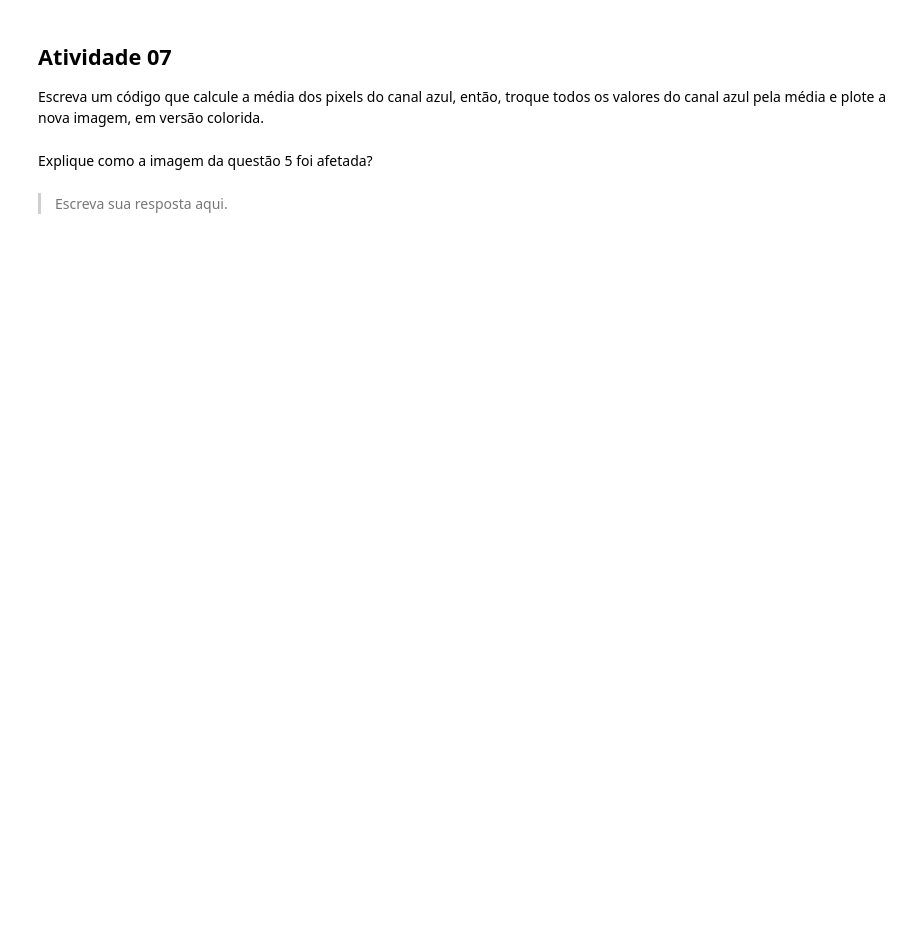
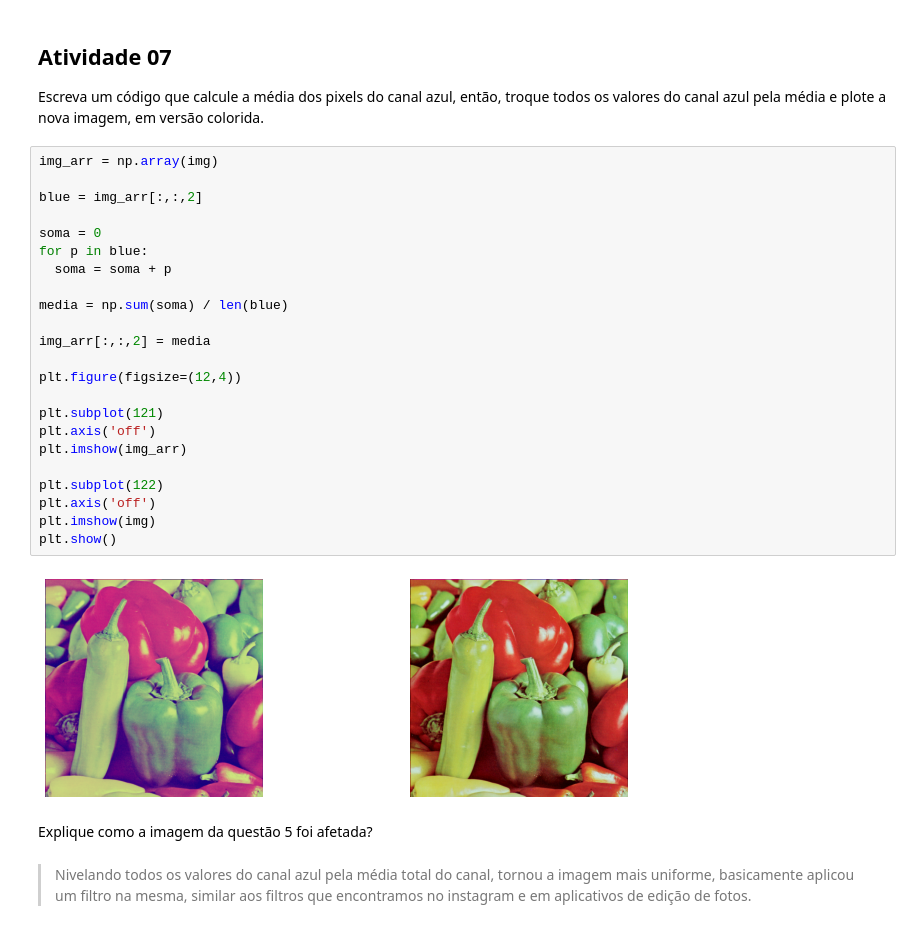
Before and after one commit to matheusfcorreia/labs, a Jupyter notebook: Copy_of_AtividadeAvaliativa1oBimestre.ipynb, the cells around one changed output. Saved outputs shown, nothing was run; the diff lists cells and outputs as text; blank space fills up the shorter version.

```diff
--- a/Copy_of_AtividadeAvaliativa1oBimestre.ipynb
+++ b/Copy_of_AtividadeAvaliativa1oBimestre.ipynb
@@ -120,7 +142,32 @@ Baseado no histograma das 3 cores, escreva o que podemos concluir da imagem.
 ## Atividade 07
 
 Escreva um código que calcule a média dos pixels do canal azul, então, troque todos os valores do canal azul pela média e plote a nova imagem, em versão colorida.
+# %%
+img_arr = np.array(img)
+
+blue = img_arr[:,:,2]
+
+soma = 0
+for p in blue:
+  soma = soma + p
+
+media = np.sum(soma) / len(blue)
+
+img_arr[:,:,2] = media
+
+plt.figure(figsize=(12,4))
+
+plt.subplot(121)
+plt.axis('off')
+plt.imshow(img_arr)
+
+plt.subplot(122)
+plt.axis('off')
+plt.imshow(img)
+plt.show()
+# %% [output]
+[figure, added]
 # %% [markdown]
 Explique como a imagem da questão 5 foi afetada?
-# %% [markdown]
-> Escreva sua resposta aqui.
+# %% [markdown]
+> Nivelando todos os valores do canal azul pela média total do canal, tornou a imagem mais uniforme, basicamente aplicou um filtro na mesma, similar aos filtros que encontramos no instagram e em aplicativos de edição de fotos.
```
Also changed, not shown: parts of 6 cells of this notebook.
